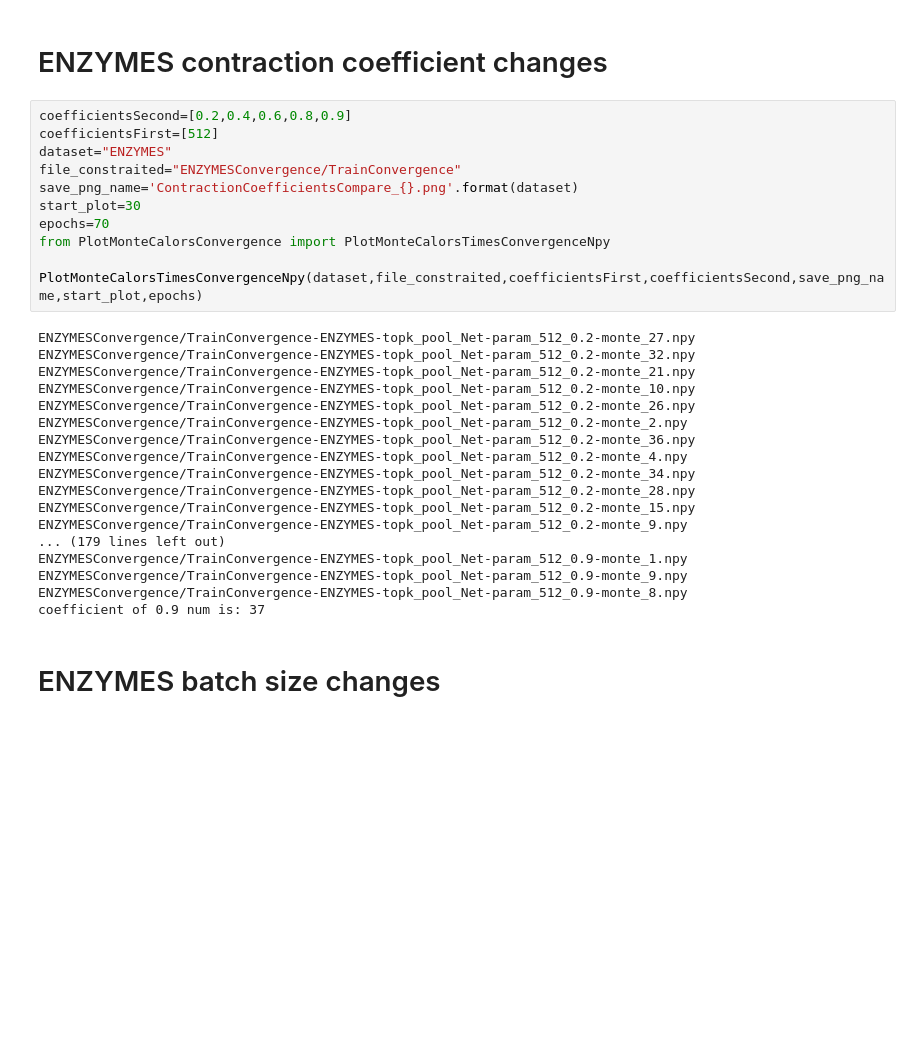
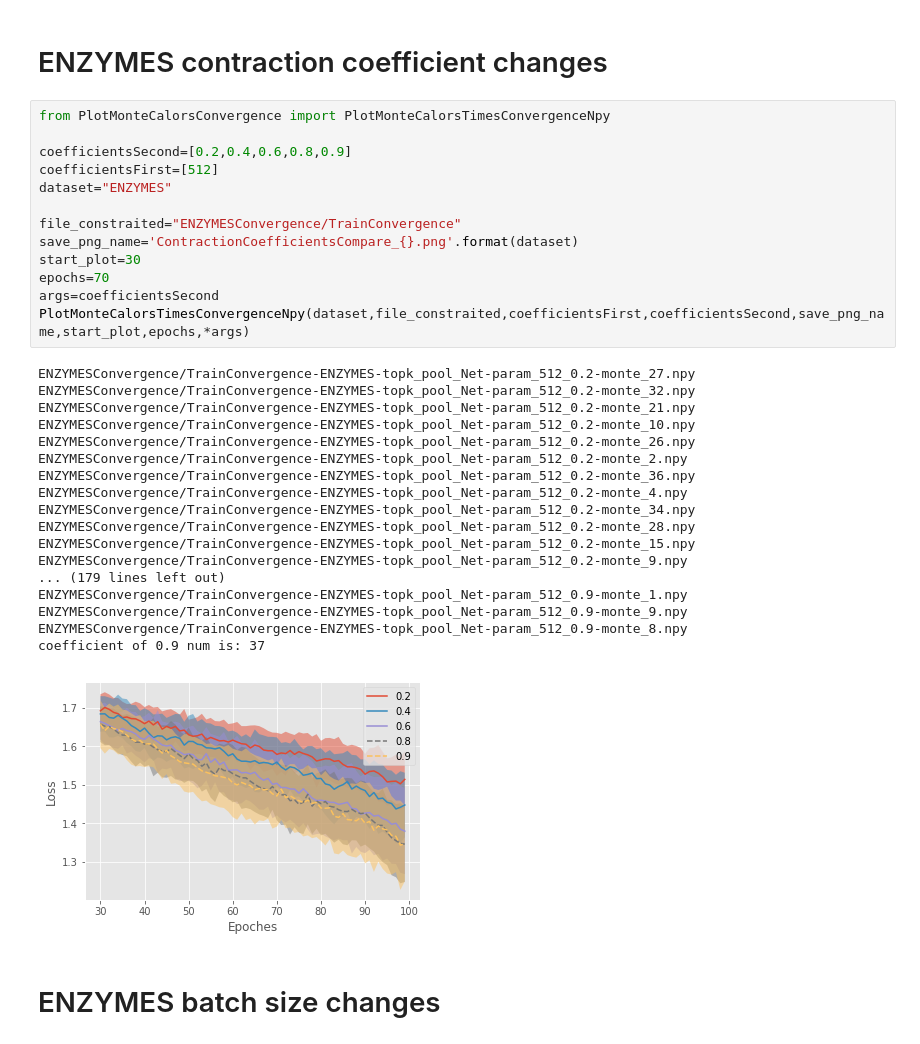
Before and after one commit to ggzhang0071/pytorch_geometric-1, a Jupyter notebook: Results/PlotConvergenceCompare.ipynb, the cells around one changed output. Drawn from its saved outputs; the diff is of its cells as text; blank space fills up the shorter version.

```diff
--- a/Results/PlotConvergenceCompare.ipynb
+++ b/Results/PlotConvergenceCompare.ipynb
@@ -1,34 +1,37 @@
 # %% [markdown]
 # ENZYMES contraction coefficient changes
 # %%
+from PlotMonteCalorsConvergence import PlotMonteCalorsTimesConvergenceNpy
+
 coefficientsSecond=[0.2,0.4,0.6,0.8,0.9]
 coefficientsFirst=[512]
 dataset="ENZYMES"
+
 file_constraited="ENZYMESConvergence/TrainConvergence"
 save_png_name='ContractionCoefficientsCompare_{}.png'.format(dataset)
 start_plot=30
 epochs=70
-from PlotMonteCalorsConvergence import PlotMonteCalorsTimesConvergenceNpy
-
-PlotMonteCalorsTimesConvergenceNpy(dataset,file_constraited,coefficientsFirst,coefficientsSecond,save_png_name,start_plot,epochs)
+args=coefficientsSecond
+PlotMonteCalorsTimesConvergenceNpy(dataset,file_constraited,coefficientsFirst,coefficientsSecond,save_png_name,start_plot,epochs,*args)
 # %% [output]
 ENZYMESConvergence/TrainConvergence-ENZYMES-topk_pool_Net-param_512_0.2-monte_27.npy
 ENZYMESConvergence/TrainConvergence-ENZYMES-topk_pool_Net-param_512_0.2-monte_32.npy
 ENZYMESConvergence/TrainConvergence-ENZYMES-topk_pool_Net-param_512_0.2-monte_21.npy
 ENZYMESConvergence/TrainConvergence-ENZYMES-topk_pool_Net-param_512_0.2-monte_10.npy
 ENZYMESConvergence/TrainConvergence-ENZYMES-topk_pool_Net-param_512_0.2-monte_26.npy
 ENZYMESConvergence/TrainConvergence-ENZYMES-topk_pool_Net-param_512_0.2-monte_2.npy
 ENZYMESConvergence/TrainConvergence-ENZYMES-topk_pool_Net-param_512_0.2-monte_36.npy
 ENZYMESConvergence/TrainConvergence-ENZYMES-topk_pool_Net-param_512_0.2-monte_4.npy
 ENZYMESConvergence/TrainConvergence-ENZYMES-topk_pool_Net-param_512_0.2-monte_34.npy
 ENZYMESConvergence/TrainConvergence-ENZYMES-topk_pool_Net-param_512_0.2-monte_28.npy
 ENZYMESConvergence/TrainConvergence-ENZYMES-topk_pool_Net-param_512_0.2-monte_15.npy
 ENZYMESConvergence/TrainConvergence-ENZYMES-topk_pool_Net-param_512_0.2-monte_9.npy
 ... (179 lines left out)
 ENZYMESConvergence/TrainConvergence-ENZYMES-topk_pool_Net-param_512_0.9-monte_1.npy
 ENZYMESConvergence/TrainConvergence-ENZYMES-topk_pool_Net-param_512_0.9-monte_9.npy
 ENZYMESConvergence/TrainConvergence-ENZYMES-topk_pool_Net-param_512_0.9-monte_8.npy
 coefficient of 0.9 num is: 37
+[figure, added]
 # %% [markdown]
 # ENZYMES batch size changes
 # %%
```
Also changed, not shown: parts of 6 cells of this notebook, 1 other file.
